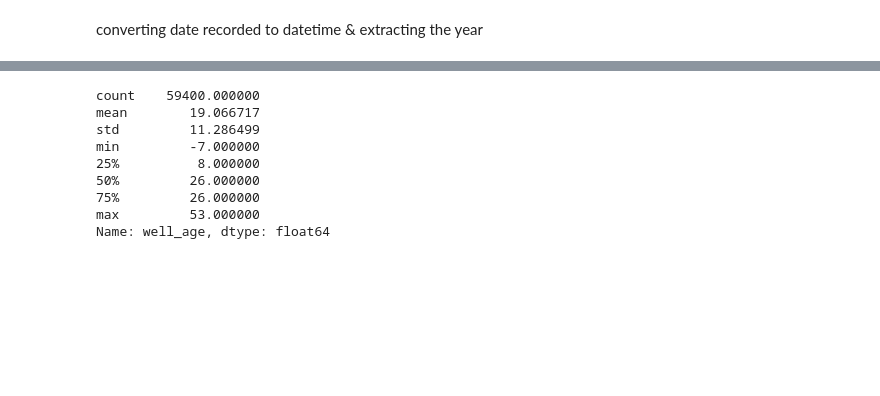
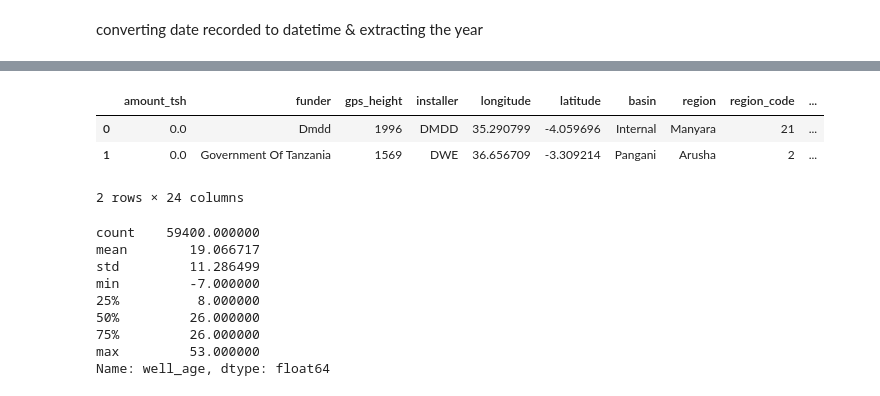
Before and after one commit to Kaks753/Tanzanian-Water-Wells, a Jupyter notebook: Tz_water_wells.ipynb, the cells around one changed output, grey strips where cells are left out. Saved outputs shown, nothing was run; the diff lists cells and outputs as text; code cells hidden in the pictures; blank space fills up the shorter version.

```diff
--- a/Tz_water_wells.ipynb
+++ b/Tz_water_wells.ipynb
@@ -426,6 +445,13 @@ df_clean['year_recorded'] = df_clean['date_recorded'].dt.year
 # %%
 test_clean['date_recorded'] = pd.to_datetime(test_clean['date_recorded'])
 test_clean['year_recorded'] = test_clean['date_recorded'].dt.year   # extract year
+# %%
+test_clean.head(2)
+# %% [output]
+|  | amount_tsh | funder | gps_height | installer | longitude | latitude | basin | region | region_code | ... |
+| 0 | 0.0 | Dmdd | 1996 | DMDD | 35.290799 | -4.059696 | Internal | Manyara | 21 | ... |
+| 1 | 0.0 | Government Of Tanzania | 1569 | DWE | 36.656709 | -3.309214 | Pangani | Arusha | 2 | ... |
+2 rows × 24 columns
 # %%
 # Calculate well age (handle construction_year = 0 as missing)
 df_clean['well_age'] = df_clean['year_recorded'] - df_clean['construction_year']
```
Also changed, not shown: parts of 4 cells of this notebook.
